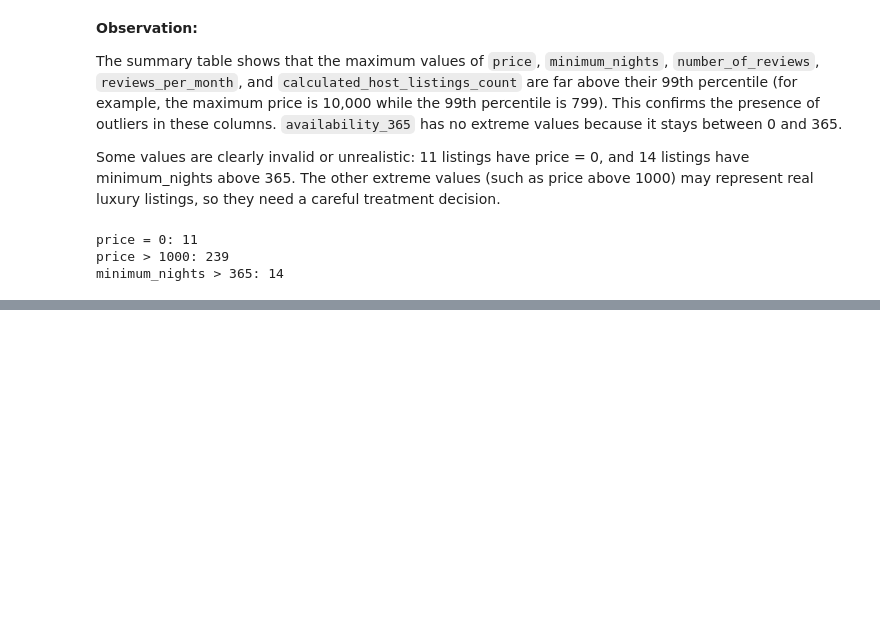
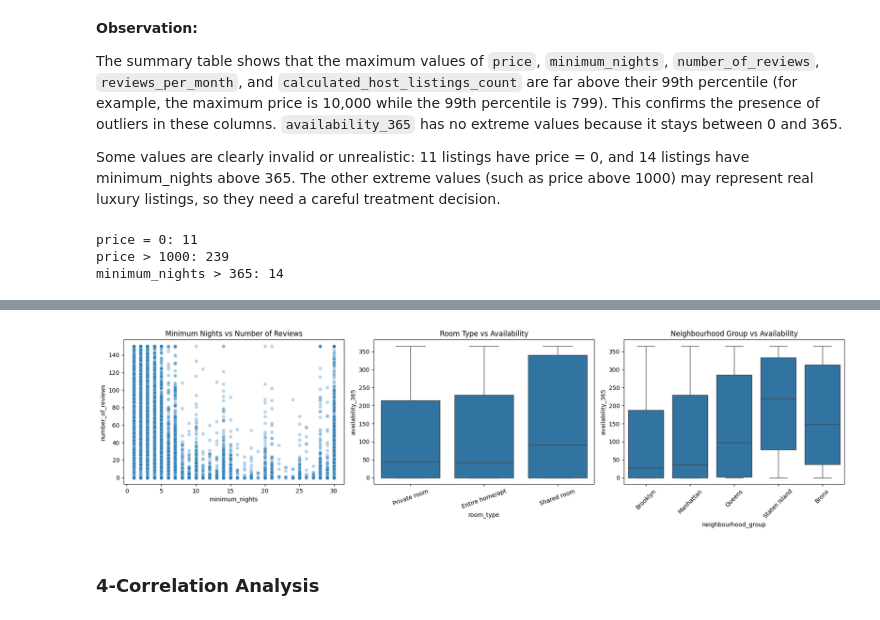
Before and after one commit to samaaali76/Task1-machine-learning, a Jupyter notebook: Notebook.ipynb, the cells around one changed output, grey strips where cells are left out. Saved outputs shown, nothing was run; the diff lists cells and outputs as text; code cells hidden in the pictures; blank space fills up the shorter version.

```diff
--- a/Notebook.ipynb
+++ b/Notebook.ipynb
@@ -403,0 +653,30 @@ print(df_clean.shape)
+# %%
+
+fig, axes = plt.subplots(1, 3, figsize=(18, 5))
+
+sns.scatterplot(
+    data=df_clean, x='minimum_nights',
+    y='number_of_reviews', alpha=0.3, ax=axes[0]
+)
+axes[0].set_title('Minimum Nights vs Number of Reviews')
+
+sns.boxplot(
+    data=df_clean, x='room_type',
+    y='availability_365', ax=axes[1]
+)
+axes[1].set_title('Room Type vs Availability')
+axes[1].tick_params(axis='x', rotation=20)
+
+sns.boxplot(
+    data=df_clean, x='neighbourhood_group',
+    y='availability_365', ax=axes[2]
+)
+axes[2].set_title('Neighbourhood Group vs Availability')
+axes[2].tick_params(axis='x', rotation=45)
+
+plt.tight_layout()
+plt.show()
+# %% [output]
+[figure, added]
+# %% [markdown]
+###  4-Correlation Analysis
```
Also changed, not shown: parts of 67 cells of this notebook.
